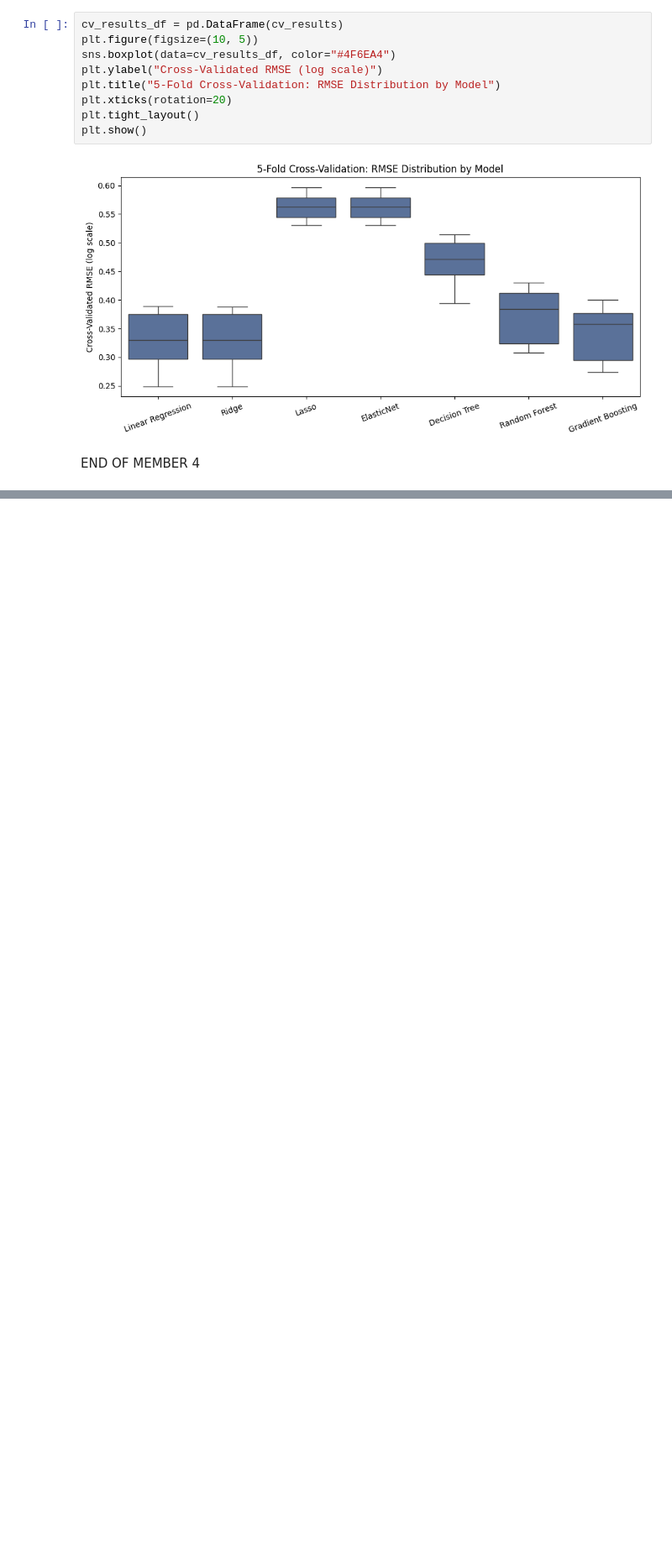
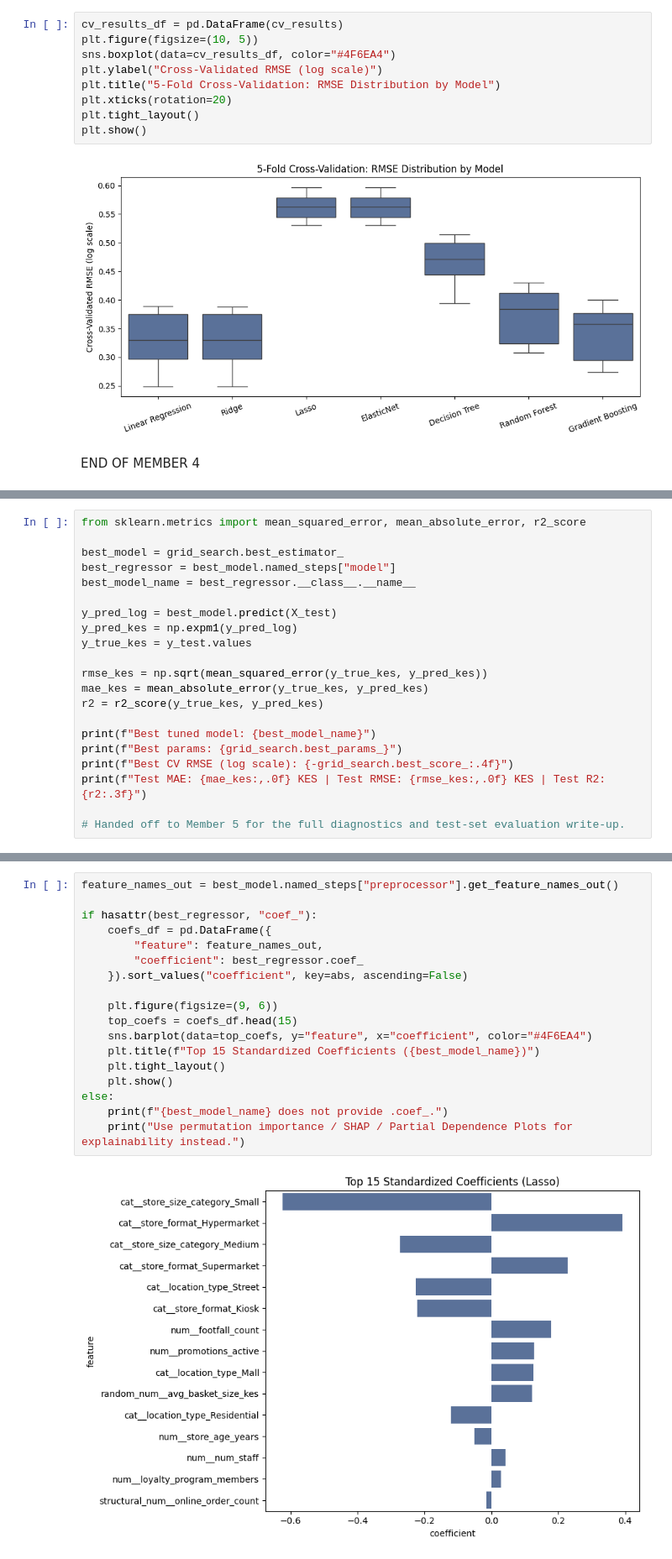
Before and after one commit to GraceChelangat/BI-RegressionC1, a Jupyter notebook: notebooks/regressionC1.ipynb, the cells around one changed output, grey strips where cells are left out. Shown at 84% size. Cells and saved outputs as stored; diff of their text form; blank space fills up the shorter version.

Commit message:
Hyperparameter Tuning, Explainability & Model Persistence

```diff
--- a/notebooks/regressionC1.ipynb
+++ b/notebooks/regressionC1.ipynb
@@ -796,0 +856,21 @@ END OF MEMBER 4
+# %%
+from sklearn.metrics import mean_squared_error, mean_absolute_error, r2_score
+
+best_model = grid_search.best_estimator_
+best_regressor = best_model.named_steps["model"]
+best_model_name = best_regressor.__class__.__name__
+
+y_pred_log = best_model.predict(X_test)
+y_pred_kes = np.expm1(y_pred_log)
+y_true_kes = y_test.values
+
+rmse_kes = np.sqrt(mean_squared_error(y_true_kes, y_pred_kes))
+mae_kes = mean_absolute_error(y_true_kes, y_pred_kes)
+r2 = r2_score(y_true_kes, y_pred_kes)
+
+print(f"Best tuned model: {best_model_name}")
+print(f"Best params: {grid_search.best_params_}")
+print(f"Best CV RMSE (log scale): {-grid_search.best_score_:.4f}")
+print(f"Test MAE: {mae_kes:,.0f} KES | Test RMSE: {rmse_kes:,.0f} KES | Test R2: {r2:.3f}")
+
+# Handed off to Member 5 for the full diagnostics and test-set evaluation write-up.
@@ -796,0 +888,20 @@ END OF MEMBER 4
+# %%
+feature_names_out = best_model.named_steps["preprocessor"].get_feature_names_out()
+
+if hasattr(best_regressor, "coef_"):
+    coefs_df = pd.DataFrame({
+        "feature": feature_names_out,
+        "coefficient": best_regressor.coef_
+    }).sort_values("coefficient", key=abs, ascending=False)
+
+    plt.figure(figsize=(9, 6))
+    top_coefs = coefs_df.head(15)
+    sns.barplot(data=top_coefs, y="feature", x="coefficient", color="#4F6EA4")
+    plt.title(f"Top 15 Standardized Coefficients ({best_model_name})")
+    plt.tight_layout()
+    plt.show()
+else:
+    print(f"{best_model_name} does not provide .coef_.")
+    print("Use permutation importance / SHAP / Partial Dependence Plots for explainability instead.")
+# %% [output]
+[figure, added]
```
Also changed, not shown: parts of 17 cells of this notebook.
